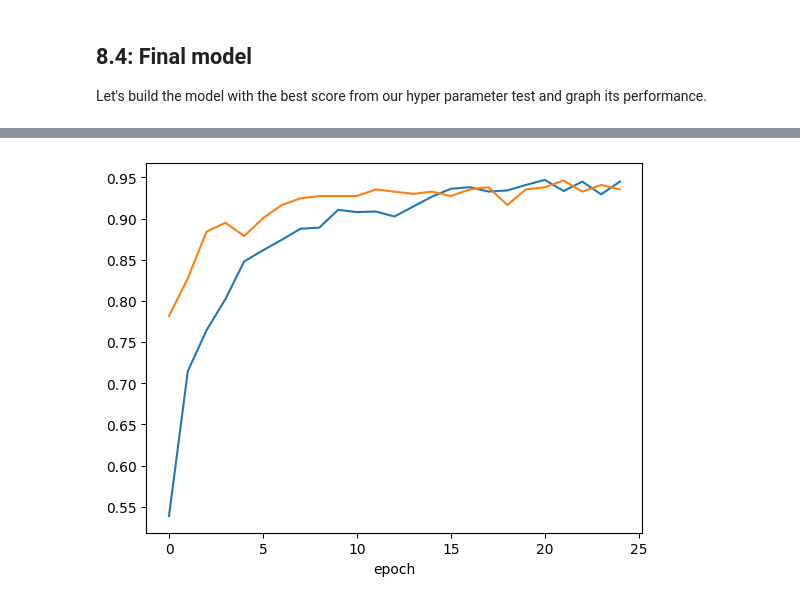
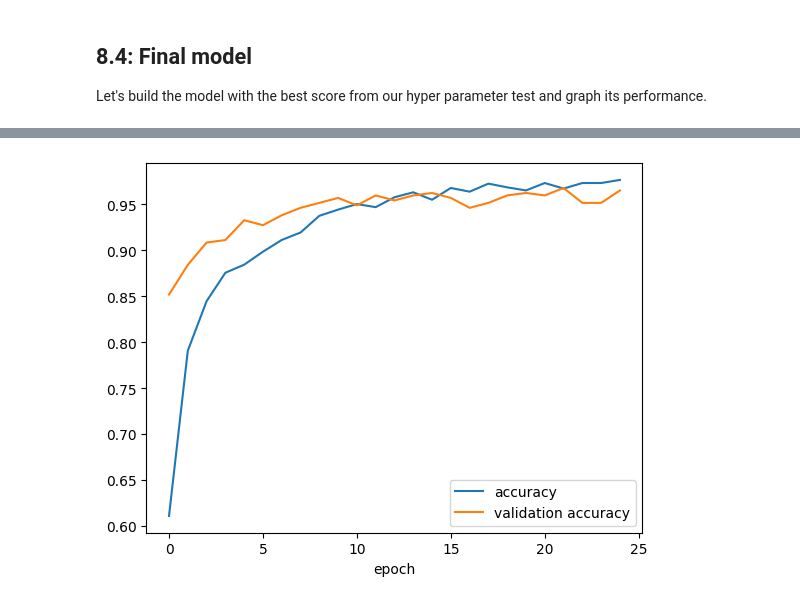
Before and after one commit to peter-welander/UCSD-ML-Capstone, a Jupyter notebook: Step8-Prototype.ipynb, the cells around one changed output, grey strips where cells are left out. Drawn from its saved outputs; the diff is of its cells as text; code cells hidden in the pictures.

Commit message:
Use the BiT-S-R50x1 model instead of R101
R50 was better than R101... I used the wrong link previously in step 7.

```diff
--- a/Step8-Prototype.ipynb
+++ b/Step8-Prototype.ipynb
@@ -43,7 +43,7 @@ print(class_names)
 # %% [output]
 ['Calceolaria', 'Daffodil', 'Freesia', 'Hibiscus', 'Iris']
 # %%
-model_url = 'https://tfhub.dev/google/bit/s-r101x1/1'
+model_url = 'https://tfhub.dev/google/bit/s-r50x1/1'
 base_model = hub.KerasLayer(model_url)
 # %% [markdown]
 ## 8.2: Hyper parameter tuning.
@@ -159,9 +159,8 @@ Let's build the model with the best score from our hyper parameter test and grap
 model = tf.keras.Sequential([
     layers.Rescaling(1./255),
     base_model,
-    layers.Flatten(),
-    layers.Dense(16, activation='relu'),
-    layers.Dropout(0.25),
+    layers.Dense(32, activation='relu'),
+    layers.Dropout(0.4),
     layers.Dense(num_classes),
 ])
 model.compile(
@@ -193,7 +192,8 @@ Epoch 25/25
 # %%
 plt.plot(history.history['accuracy'], label = 'accuracy')
 plt.plot(history.history['val_accuracy'], label = 'validation accuracy')
 plt.xlabel('epoch')
+plt.legend()
 plt.show()
 # %% [output]
-[figure, old version]
+[figure, new version]
```
Also changed, not shown: parts of 8 cells of this notebook, 2 other files.
